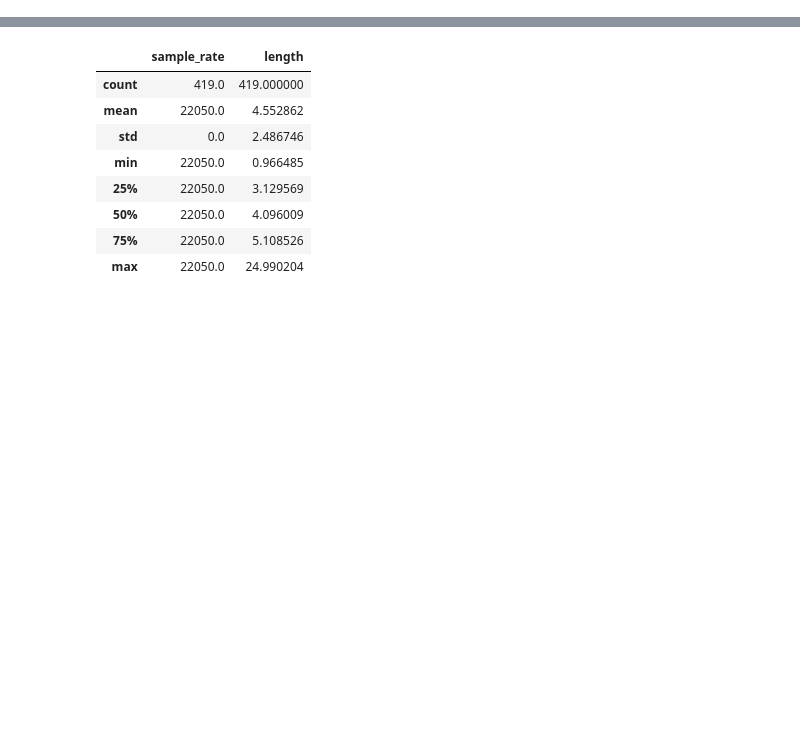
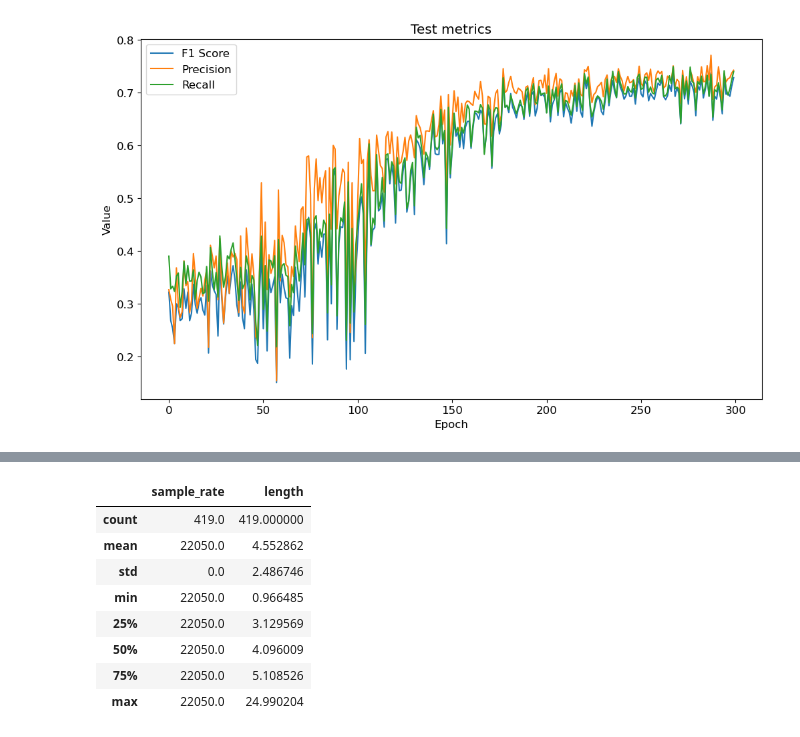
Before and after one commit to wsrtka/NeedleNet, a Jupyter notebook: needlenet/poc.ipynb, the cells around one changed output, grey strips where cells are left out. Cells and saved outputs as stored; diff of their text form; code cells hidden in the pictures; blank space fills up the shorter version.

```diff
--- a/needlenet/poc.ipynb
+++ b/needlenet/poc.ipynb
@@ -9,3 +9,22 @@ import librosa as lr
 import matplotlib.pyplot as plt
 
 from scipy.io.wavfile import write
+# %%
+f1 = pd.read_csv("f1.csv")
+precision = pd.read_csv("precision.csv")
+recall = pd.read_csv("recall.csv")
+test_loss = pd.read_csv("test_loss.csv")
+train_loss = pd.read_csv("train_loss.csv")
+# %%
+plt.rcParams.update({"font.size": 12})
+plt.figure(figsize=(12, 7))
+plt.title("Test metrics")
+f1.iloc[:300]["Value"].plot(label="F1 Score")
+precision.iloc[:300]["Value"].plot(label="Precision")
+recall.iloc[:300]["Value"].plot(label="Recall")
+plt.legend(loc="upper left")
+plt.ylabel("Value")
+plt.xlabel("Epoch")
+plt.show()
+# %% [output]
+[figure, added]
```
Also changed, not shown: parts of 5 cells of this notebook, 4 other files.
